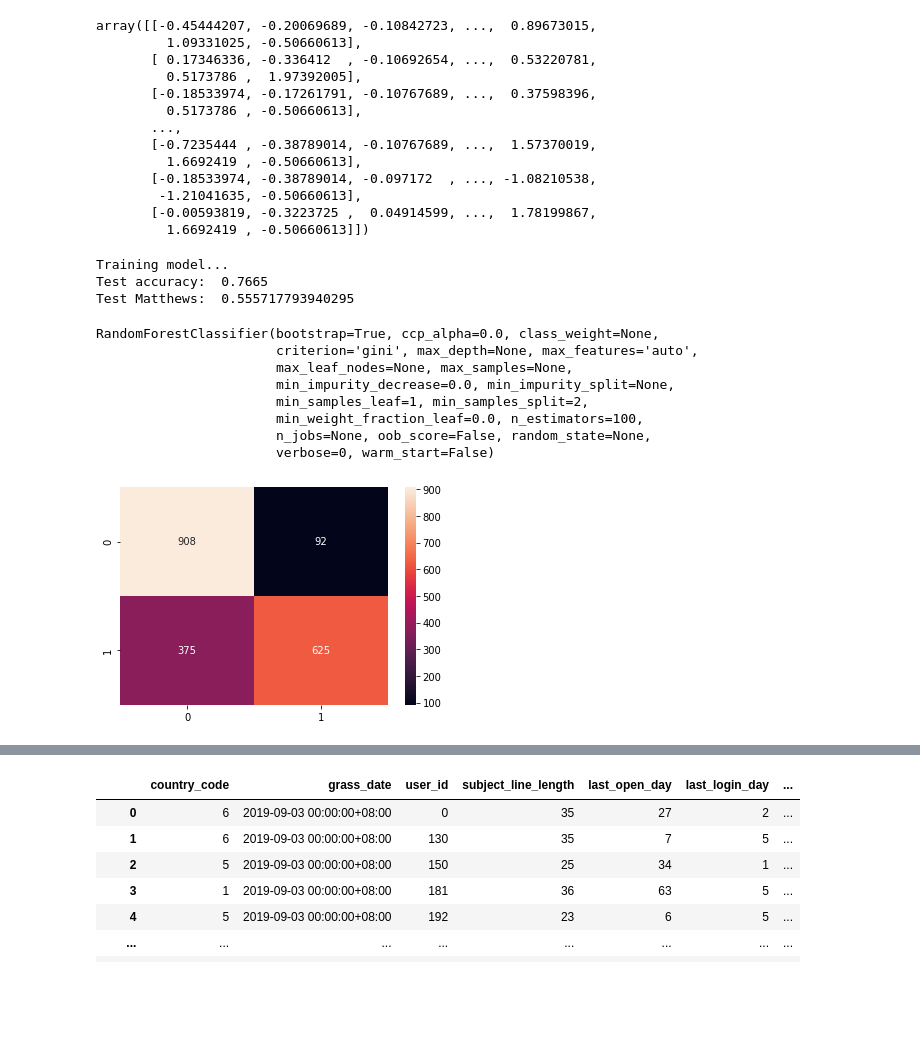
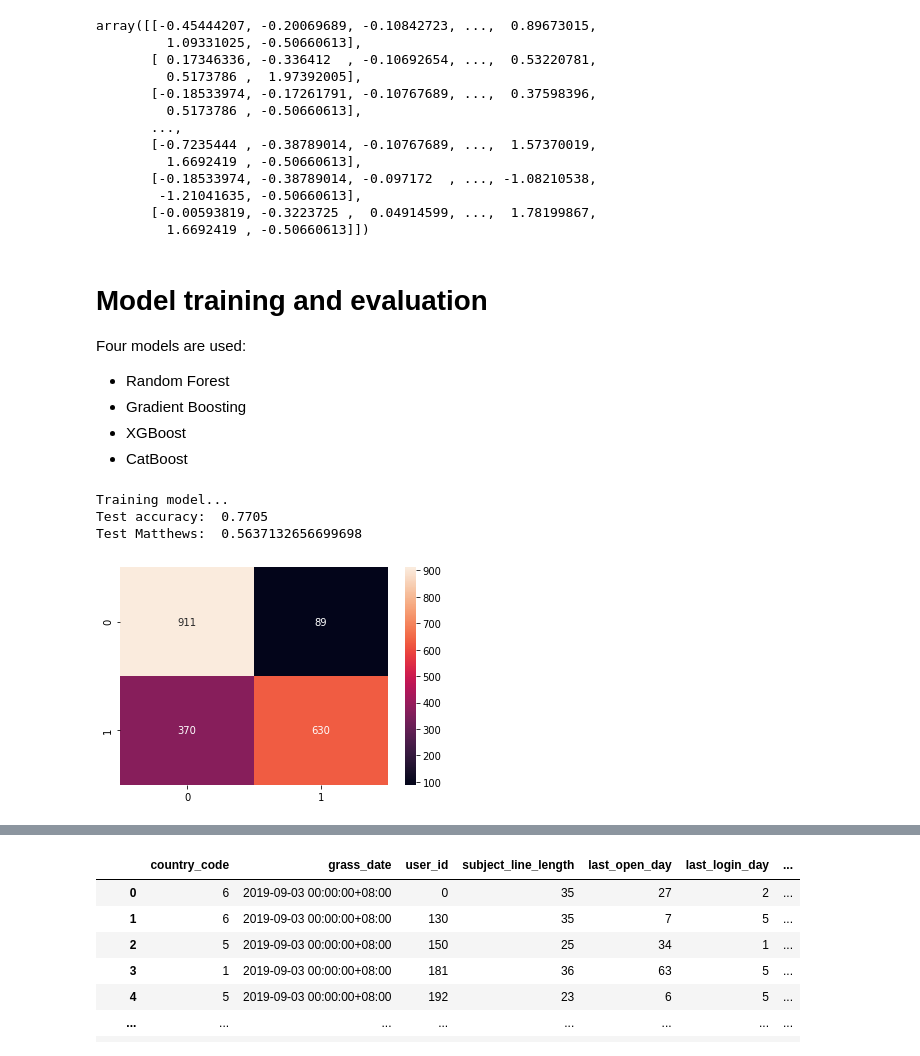
Before and after one commit to TanHaus/Shopee-CodeLeague-2020, a Jupyter notebook: marketing_analytics/training.ipynb, the cells around one changed output, grey strips where cells are left out. Saved outputs shown, nothing was run; the diff lists cells and outputs as text; code cells hidden in the pictures; blank space fills up the shorter version.

```diff
--- a/marketing_analytics/training.ipynb
+++ b/marketing_analytics/training.ipynb
@@ -176,12 +197,16 @@ array([[-0.45444207, -0.20069689, -0.10842723, ...,  0.89673015,
         -1.21041635, -0.50660613],
        [-0.00593819, -0.3223725 ,  0.04914599, ...,  1.78199867,
          1.6692419 , -0.50660613]])
+# %% [markdown]
+# Model training and evaluation
+
+Four models are used:
+- Random Forest
+- Gradient Boosting
+- XGBoost
+- CatBoost
 # %%
 def test_model(model, inputs, labels, test_inputs, test_labels):
-    # print('Doing cross-validation...')
-    # cv_acc = cross_val_score(model, inputs, labels)
-    # print('CV accuracy: ', cv_acc, np.mean(cv_acc))
-
     print('Training model...')
     model.fit(inputs, labels)
     preds = model.predict(test_inputs)
@@ -189,22 +214,12 @@ def test_model(model, inputs, labels, test_inputs, test_labels):
     sns.heatmap(confusion_matrix(test_labels, preds), annot=True, fmt="d")
     print('Test accuracy: ', accuracy_score(test_labels, preds))
     print('Test Matthews: ', matthews_corrcoef(test_labels, preds))
-
-    return model
 # %%
-forest = RandomForestClassifier()
+forest = RandomForestClassifier(n_estimators=1000, n_jobs=-1)
 test_model(forest, inputs, labels, test_inputs, test_labels)
 # %% [output]
 Training model...
-Test accuracy:  0.7665
-Test Matthews:  0.555717793940295
+Test accuracy:  0.7705
+Test Matthews:  0.5637132656699698
-RandomForestClassifier(bootstrap=True, ccp_alpha=0.0, class_weight=None,
-                       criterion='gini', max_depth=None, max_features='auto',
-                       max_leaf_nodes=None, max_samples=None,
-                       min_impurity_decrease=0.0, min_impurity_split=None,
-                       min_samples_leaf=1, min_samples_split=2,
-                       min_weight_fraction_leaf=0.0, n_estimators=100,
-                       n_jobs=None, oob_score=False, random_state=None,
-                       verbose=0, warm_start=False)
-[figure, old version]
+[figure, new version]
 # %%
```
Also changed, not shown: parts of 34 cells of this notebook, 2 other files.
